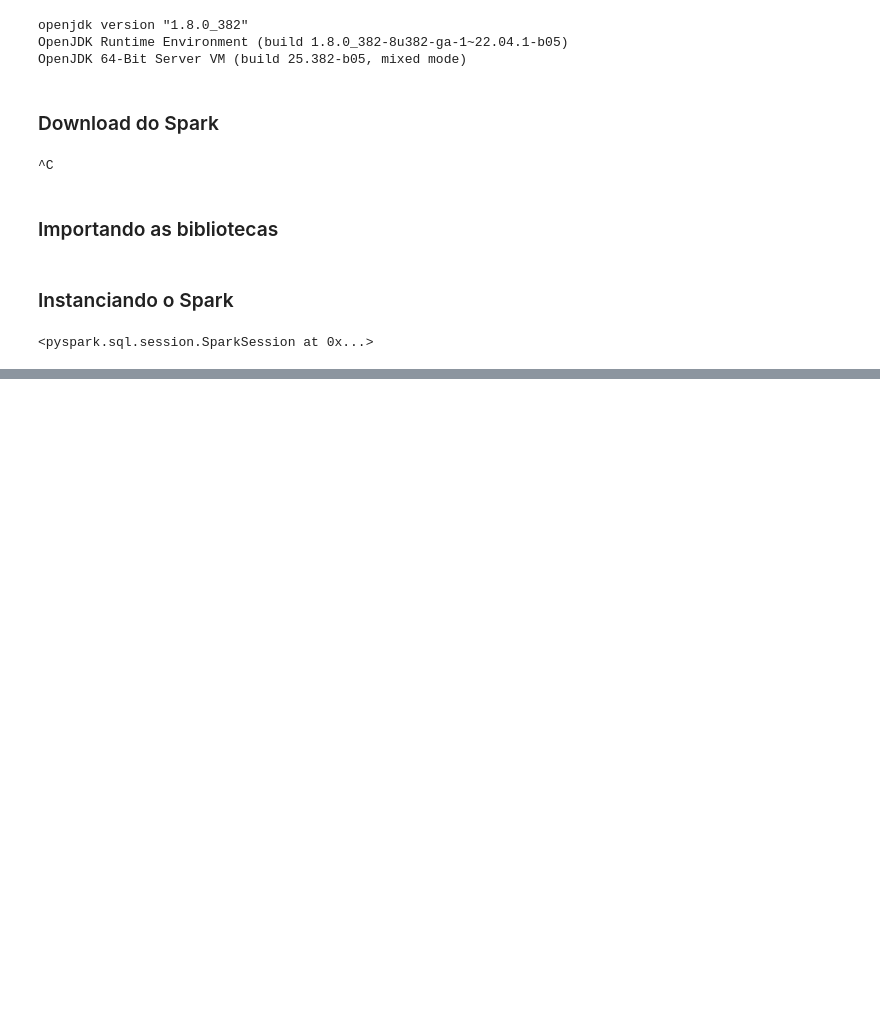
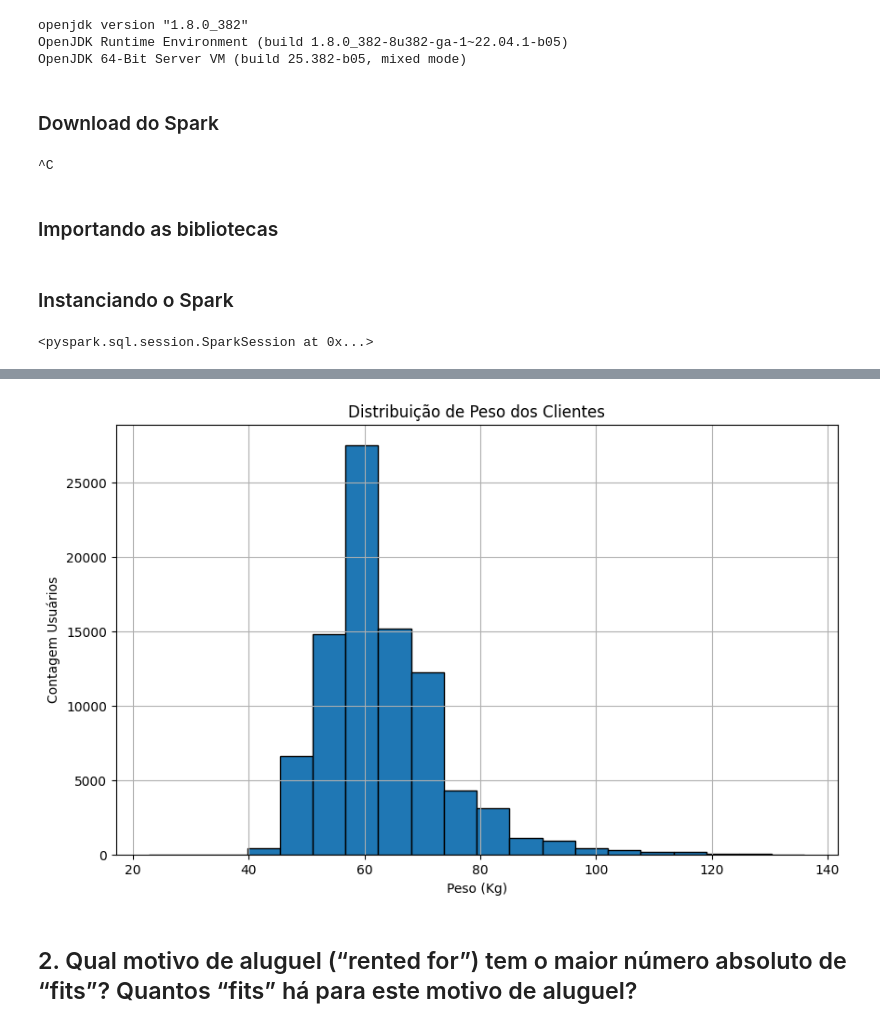
Before and after one commit to dgamorimm/multiplan-data-science, a Jupyter notebook: notebooks/renttherunway.ipynb, the cells around one changed output, grey strips where cells are left out. Drawn from its saved outputs; the diff is of its cells as text; code cells hidden in the pictures; blank space fills up the shorter version.

```diff
--- a/notebooks/renttherunway.ipynb
+++ b/notebooks/renttherunway.ipynb
@@ -135,0 +232,2 @@ spark
+# %%
+df_1 = df.filter(f.col("weight").isNotNull())
@@ -135,0 +245,8 @@ spark
+# %%
+lbs_to_kg = 0.45359237
+# %%
+df_1 = df_1\
+    .withColumn("weight_kg", (f.regexp_replace(f.col("weight"), "lbs", "").cast("double") * lbs_to_kg))\
+    .withColumn("weight_kg", f.round(f.col("weight_kg"), 2))\
+    .select("user_id", "weight_kg")\
+    .distinct()
@@ -135,0 +272,2 @@ spark
+# %%
+df_1 = df_1.pandas_api()
@@ -135,0 +283,12 @@ spark
+# %%
+plt.figure(figsize=(10, 6))
+plt.hist(df_1["weight_kg"], bins=20, edgecolor="k")
+plt.title("Distribuição de Peso dos Clientes")
+plt.xlabel("Peso (Kg)")
+plt.ylabel("Contagem Usuários")
+plt.grid(True)
+plt.show()
+# %% [output]
+[figure, added]
+# %% [markdown]
+## 2. Qual motivo de aluguel (“rented for”) tem o maior número absoluto de “fits”?  Quantos “fits” há para este motivo de aluguel?
```
Also changed, not shown: parts of 29 cells of this notebook, 1 other file.
